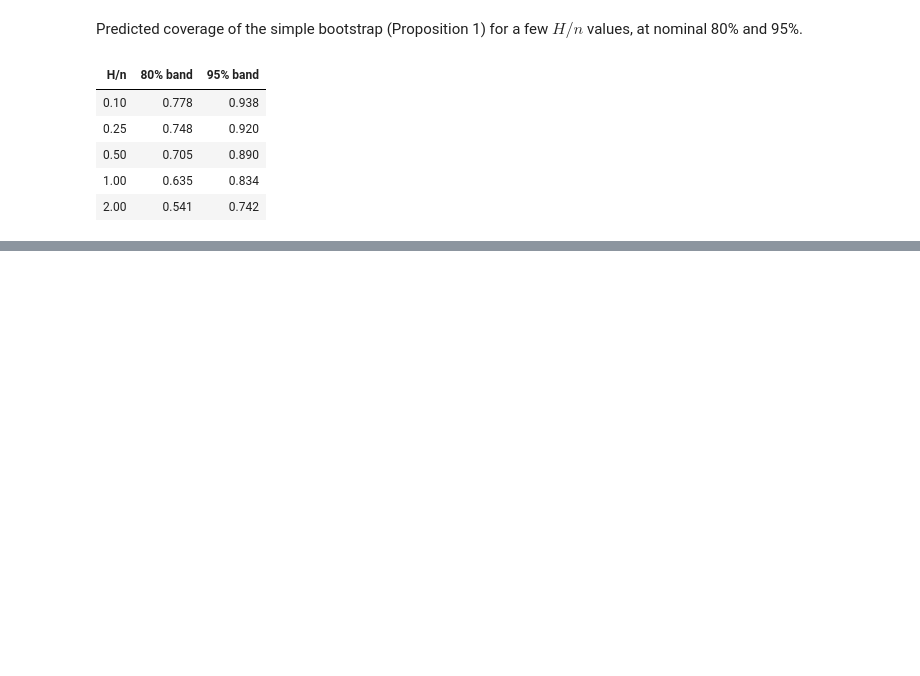
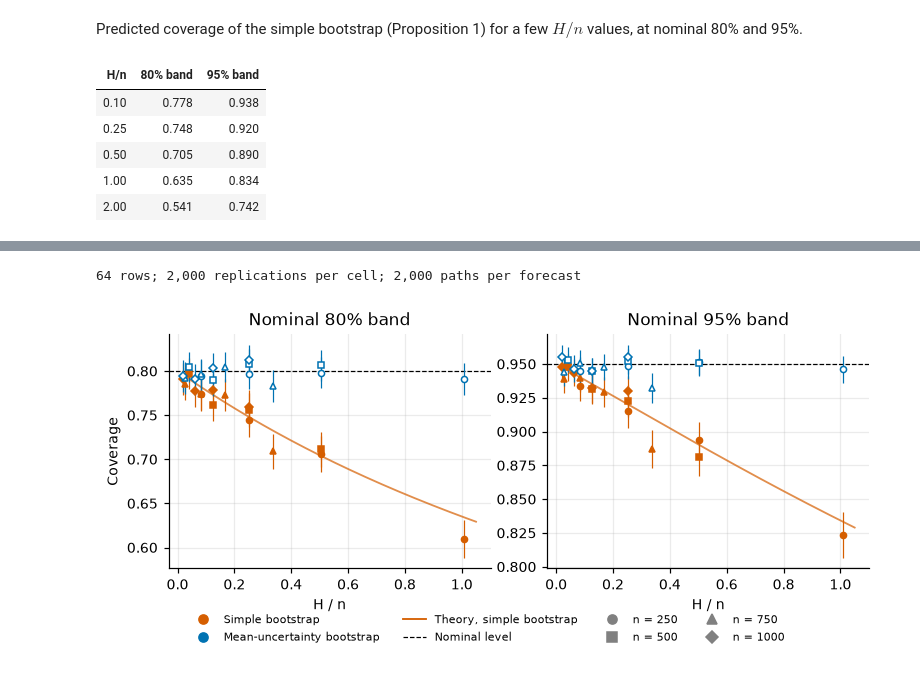
Before and after one commit to Deuellau/bootstrap-forecast-uncertainty, a Jupyter notebook: reports/00_main.ipynb, the cells around one changed output, grey strips where cells are left out. Cells and saved outputs as stored; diff of their text form; code cells hidden in the pictures; blank space fills up the shorter version.

```diff
--- a/reports/00_main.ipynb
+++ b/reports/00_main.ipynb
@@ -143,0 +152,10 @@ cov.style.format({'H/n': '{:.2f}', '80% band': '{:.3f}', '95% band': '{:.3f}'}).
+# %%
+from src import run_part3 as R, evaluate as E
+sim = pd.read_csv(R.TABLE) if R.TABLE.exists() else E.run_grid()      # python -m src.run_part3 writes the table
+print(f'{len(sim)} rows; {int(sim.reps.iloc[0]):,} replications per cell; {C.B_SIM:,} paths per forecast')
+# %% [output]
+64 rows; 2,000 replications per cell; 2,000 paths per forecast
+# %%
+fig = R.hero_fig(sim); plt.show()
+# %% [output]
+[figure, added]
```
Also changed, not shown: parts of 6 cells of this notebook, 5 other files.
